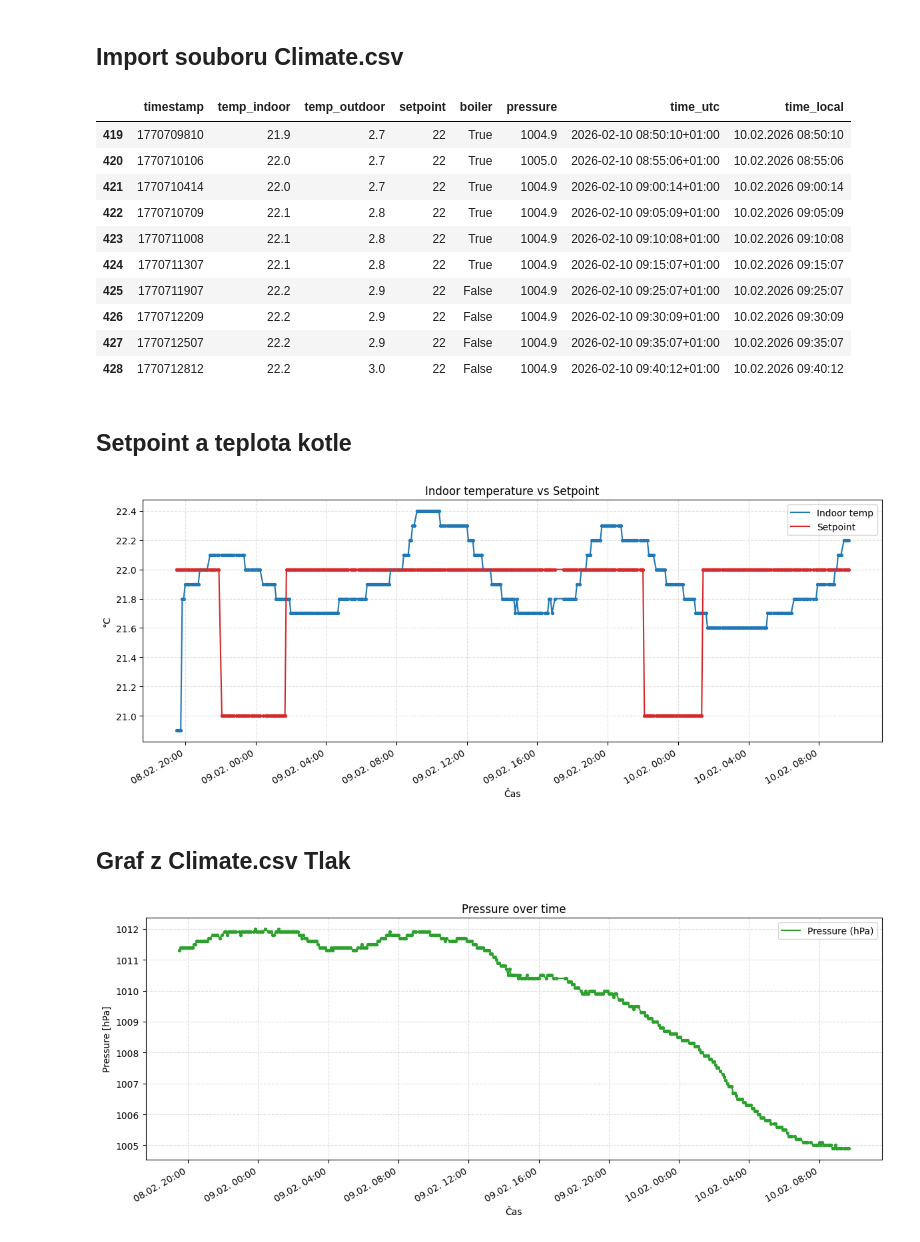
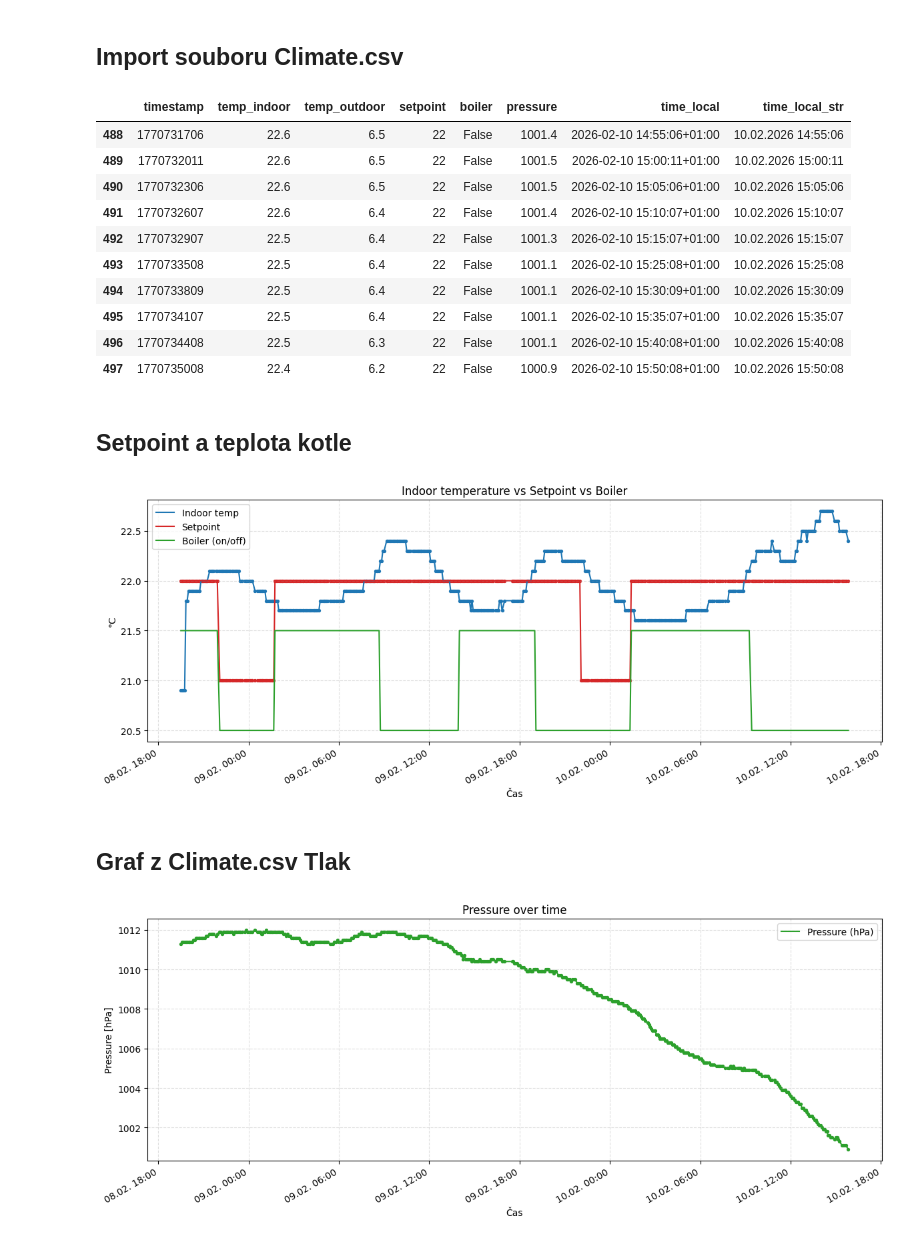
Before and after one commit to MarekCoderslab/Teploty_kotle, a Jupyter notebook: Teplota_kotle.ipynb, the cells around one changed output. Saved outputs shown, nothing was run; the diff lists cells and outputs as text; code cells hidden in the pictures.

```diff
--- a/Teplota_kotle.ipynb
+++ b/Teplota_kotle.ipynb
@@ -335,100 +356,87 @@ plt.show()
 # %%
 import pandas as pd
 
-path = "/Users/Marek/Library/Mobile Documents/com~apple~CloudDocs/Documents/GitHub/Teploty_kotle/netatmo_climate.csv"
-
-# Načtení CSV bez skiprows – tvůj soubor má jen 1 řádek hlavičky
 df_climate = pd.read_csv(path)
 
-# Převod timestamp → datetime
-df_climate["time_utc"] = (
+df_climate["time_local"] = (
     pd.to_datetime(df_climate["timestamp"], unit="s", utc=True)
     .dt.tz_convert("Europe/Prague")
 )
 
-# Volitelně: vytvořit čitelný časový řetězec
-df_climate["time_local"] = df_climate["time_utc"].dt.strftime("%d.%m.%Y %H:%M:%S")
+df_climate["time_local_str"] = df_climate["time_local"].dt.strftime("%d.%m.%Y %H:%M:%S")
 
-# Ukázka filtrace
 df_climate.tail(10)
 # %% [output]
-|  | timestamp | temp_indoor | temp_outdoor | setpoint | boiler | pressure | time_utc | time_local |
-| 419 | 1770709810 | 21.9 | 2.7 | 22 | True | 1004.9 | 2026-02-10 08:50:10+01:00 | 10.02.2026 08:50:10 |
-| 420 | 1770710106 | 22.0 | 2.7 | 22 | True | 1005.0 | 2026-02-10 08:55:06+01:00 | 10.02.2026 08:55:06 |
-| 421 | 1770710414 | 22.0 | 2.7 | 22 | True | 1004.9 | 2026-02-10 09:00:14+01:00 | 10.02.2026 09:00:14 |
-| 422 | 1770710709 | 22.1 | 2.8 | 22 | True | 1004.9 | 2026-02-10 09:05:09+01:00 | 10.02.2026 09:05:09 |
-| 423 | 1770711008 | 22.1 | 2.8 | 22 | True | 1004.9 | 2026-02-10 09:10:08+01:00 | 10.02.2026 09:10:08 |
-| 424 | 1770711307 | 22.1 | 2.8 | 22 | True | 1004.9 | 2026-02-10 09:15:07+01:00 | 10.02.2026 09:15:07 |
-| 425 | 1770711907 | 22.2 | 2.9 | 22 | False | 1004.9 | 2026-02-10 09:25:07+01:00 | 10.02.2026 09:25:07 |
-| 426 | 1770712209 | 22.2 | 2.9 | 22 | False | 1004.9 | 2026-02-10 09:30:09+01:00 | 10.02.2026 09:30:09 |
-| 427 | 1770712507 | 22.2 | 2.9 | 22 | False | 1004.9 | 2026-02-10 09:35:07+01:00 | 10.02.2026 09:35:07 |
-| 428 | 1770712812 | 22.2 | 3.0 | 22 | False | 1004.9 | 2026-02-10 09:40:12+01:00 | 10.02.2026 09:40:12 |
+|  | timestamp | temp_indoor | temp_outdoor | setpoint | boiler | pressure | time_local | time_local_str |
+| 488 | 1770731706 | 22.6 | 6.5 | 22 | False | 1001.4 | 2026-02-10 14:55:06+01:00 | 10.02.2026 14:55:06 |
+| 489 | 1770732011 | 22.6 | 6.5 | 22 | False | 1001.5 | 2026-02-10 15:00:11+01:00 | 10.02.2026 15:00:11 |
+| 490 | 1770732306 | 22.6 | 6.5 | 22 | False | 1001.5 | 2026-02-10 15:05:06+01:00 | 10.02.2026 15:05:06 |
+| 491 | 1770732607 | 22.6 | 6.4 | 22 | False | 1001.4 | 2026-02-10 15:10:07+01:00 | 10.02.2026 15:10:07 |
+| 492 | 1770732907 | 22.5 | 6.4 | 22 | False | 1001.3 | 2026-02-10 15:15:07+01:00 | 10.02.2026 15:15:07 |
+| 493 | 1770733508 | 22.5 | 6.4 | 22 | False | 1001.1 | 2026-02-10 15:25:08+01:00 | 10.02.2026 15:25:08 |
+| 494 | 1770733809 | 22.5 | 6.4 | 22 | False | 1001.1 | 2026-02-10 15:30:09+01:00 | 10.02.2026 15:30:09 |
+| 495 | 1770734107 | 22.5 | 6.4 | 22 | False | 1001.1 | 2026-02-10 15:35:07+01:00 | 10.02.2026 15:35:07 |
+| 496 | 1770734408 | 22.5 | 6.3 | 22 | False | 1001.1 | 2026-02-10 15:40:08+01:00 | 10.02.2026 15:40:08 |
+| 497 | 1770735008 | 22.4 | 6.2 | 22 | False | 1000.9 | 2026-02-10 15:50:08+01:00 | 10.02.2026 15:50:08 |
 # %% [markdown]
 ## Setpoint a teplota kotle
 # %%
 import pandas as pd
 import matplotlib.pyplot as plt
 import matplotlib.dates as mdates
 
-path = "/Users/Marek/Library/Mobile Documents/com~apple~CloudDocs/Documents/GitHub/Teploty_kotle/netatmo_climate.csv"
-
-# Načtení CSV
-df = pd.read_csv(path)
-
 # Převod timestamp → datetime + posun o 1 hodinu
-df["time"] = pd.to_datetime(df["timestamp"], unit="s") + pd.to_timedelta(1, "h")
+df_climate["time"] = pd.to_datetime(df_climate["timestamp"], unit="s") + pd.to_timedelta(1, "h")
 
 # -----------------------------
 # GRAF
 # -----------------------------
 fig, ax = plt.subplots(figsize=(12, 5))
 
-ax.plot(df["time"], df["temp_indoor"], label="Indoor temp",
+# Indoor temp
+ax.plot(df_climate["time"], df_climate["temp_indoor"], label="Indoor temp",
         color="tab:blue", linewidth=1.5)
-ax.scatter(df["time"], df["temp_indoor"], s=8, color="tab:blue")
+ax.scatter(df_climate["time"], df_climate["temp_indoor"], s=8, color="tab:blue")
 
-ax.plot(df["time"], df["setpoint"], label="Setpoint",
+# Setpoint
+ax.plot(df_climate["time"], df_climate["setpoint"], label="Setpoint",
         color="tab:red", linewidth=1.5)
-ax.scatter(df["time"], df["setpoint"], s=8, color="tab:red")
+ax.scatter(df_climate["time"], df_climate["setpoint"], s=8, color="tab:red")
 
-ax.set_title("Indoor temperature vs Setpoint")
+# Boiler (0/1) posunutý nahoru, aby byl vidět
+ax.plot(df_climate["time"], df_climate["boiler"] + 20.5,
+        label="Boiler (on/off)", color="tab:green", linewidth=1.5)
+
+ax.set_title("Indoor temperature vs Setpoint vs Boiler")
 ax.set_xlabel("Čas")
 ax.set_ylabel("°C")
 ax.grid(True, linestyle="--", alpha=0.4)
 ax.legend()
 
 ax.xaxis.set_major_locator(mdates.AutoDateLocator())
 ax.xaxis.set_major_formatter(mdates.DateFormatter('%d.%m. %H:%M'))
 fig.autofmt_xdate()
 
 plt.tight_layout()
 plt.show()
 # %% [output]
-[figure, old version]
+[figure, new version]
 # %% [markdown]
 ## Graf z Climate.csv Tlak
 # %%
 import pandas as pd
 import matplotlib.pyplot as plt
 import matplotlib.dates as mdates
-
-path = "/Users/Marek/Library/Mobile Documents/com~apple~CloudDocs/Documents/GitHub/Teploty_kotle/netatmo_climate.csv"
-
-# Načtení CSV
-df = pd.read_csv(path)
-
-# Převod timestamp → datetime + posun o 1 hodinu
-df["time"] = pd.to_datetime(df["timestamp"], unit="s") + pd.to_timedelta(1, "h")
 
 # -----------------------------
 # GRAF TLAKU
 # -----------------------------
 fig, ax = plt.subplots(figsize=(12, 5))
 
-ax.plot(df["time"], df["pressure"],
+ax.plot(df_climate["time"], df_climate["pressure"],
         label="Pressure (hPa)", color="tab:green", linewidth=1.5)
 
-ax.scatter(df["time"], df["pressure"], s=8, color="tab:green")
+ax.scatter(df_climate["time"], df_climate["pressure"], s=8, color="tab:green")
 
 ax.set_title("Pressure over time")
 ax.set_xlabel("Čas")
@@ -443,4 +451,4 @@ fig.autofmt_xdate()
 plt.tight_layout()
 plt.show()
 # %% [output]
-[figure, old version]
+[figure, new version]
```
Also changed, not shown: parts of 8 cells of this notebook, 4 other files.
